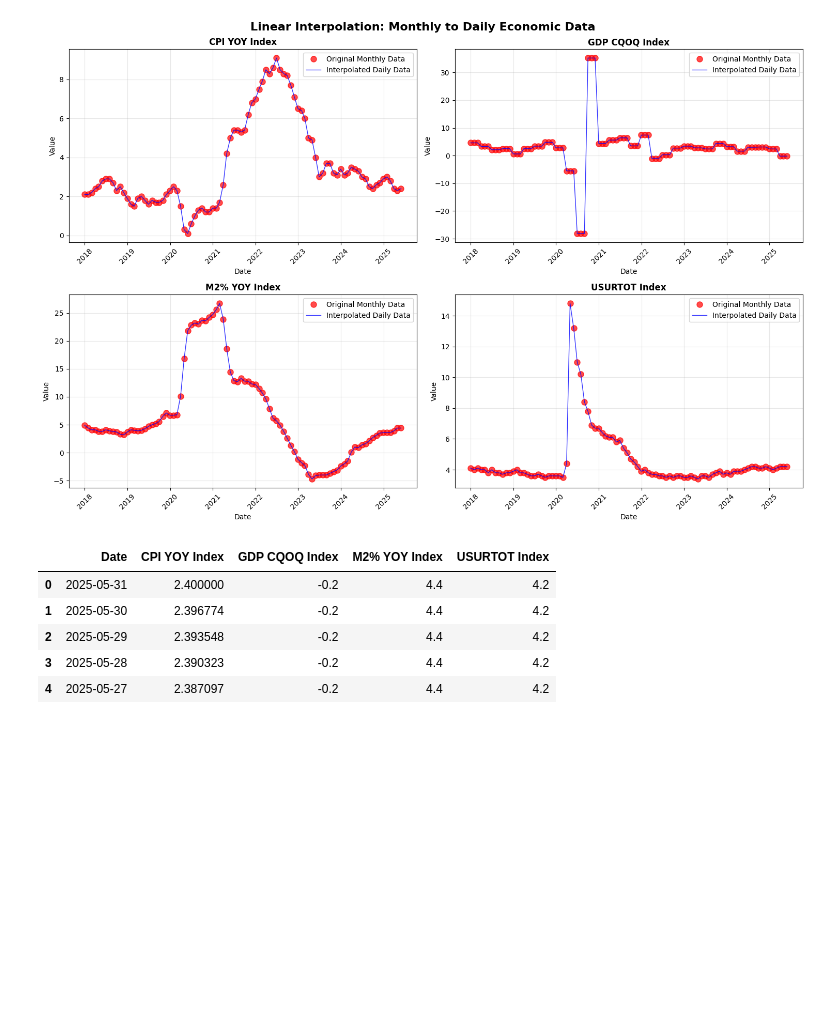
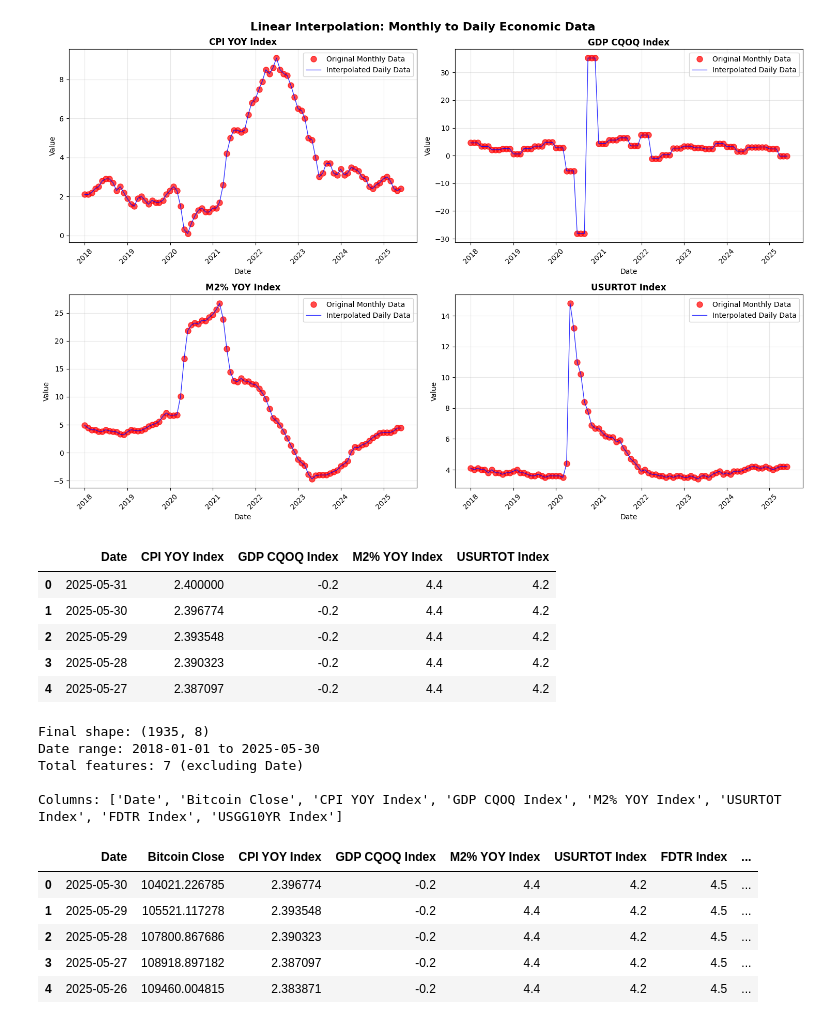
Before and after one commit to sbendre06/Supervised-Learning-BTC-Price-Direction, a Jupyter notebook: Pricing Models/feature-engineering.ipynb, the cells around one changed output. Saved outputs shown, nothing was run; the diff lists cells and outputs as text; code cells hidden in the pictures; blank space fills up the shorter version.

```diff
--- a/Pricing Models/feature-engineering.ipynb
+++ b/Pricing Models/feature-engineering.ipynb
@@ -160,3 +162,38 @@ economic_daily.head()
 | 2 | 2025-05-29 | 2.393548 | -0.2 | 4.4 | 4.2 |
 | 3 | 2025-05-28 | 2.390323 | -0.2 | 4.4 | 4.2 |
 | 4 | 2025-05-27 | 2.387097 | -0.2 | 4.4 | 4.2 |
+# %%
+economic_daily = economic_daily.reset_index(drop=True)
+economic_daily_df = pd.read_csv('economic-daily.csv')
+economic_more_df = pd.read_csv('economic-more.csv')
+
+economic_daily_df['Date'] = pd.to_datetime(economic_daily_df['Date']).dt.date
+economic_more_df['Date'] = pd.to_datetime(economic_more_df.iloc[:, 0]).dt.date
+
+economic_more_clean = economic_more_df.drop(columns=[economic_more_df.columns[0]])
+economic_more_clean['Date'] = economic_more_df['Date']
+
+bitcoin_economic_df = bitcoin_close.copy()
+bitcoin_economic_df = pd.merge(bitcoin_economic_df, economic_daily_df, on='Date', how='inner')
+bitcoin_economic_df = pd.merge(bitcoin_economic_df, economic_more_clean, on='Date', how='inner')
+bitcoin_economic_df = bitcoin_economic_df.dropna()
+bitcoin_economic_df = bitcoin_economic_df.rename(columns={'Close': 'Bitcoin Close'})
+
+print(f"Final shape: {bitcoin_economic_df.shape}")
+print(f"Date range: {bitcoin_economic_df['Date'].min()} to {bitcoin_economic_df['Date'].max()}")
+print(f"Total features: {bitcoin_economic_df.shape[1] - 1} (excluding Date)")
+print(f"\nColumns: {list(bitcoin_economic_df.columns)}")
+
+bitcoin_economic_df.head()
+# %% [output]
+Final shape: (1935, 8)
+Date range: 2018-01-01 to 2025-05-30
+Total features: 7 (excluding Date)
+
+Columns: ['Date', 'Bitcoin Close', 'CPI YOY Index', 'GDP CQOQ Index', 'M2% YOY Index', 'USURTOT Index', 'FDTR Index', 'USGG10YR Index']
+|  | Date | Bitcoin Close | CPI YOY Index | GDP CQOQ Index | M2% YOY Index | USURTOT Index | FDTR Index | ... |
+| 0 | 2025-05-30 | 104021.226785 | 2.396774 | -0.2 | 4.4 | 4.2 | 4.5 | ... |
+| 1 | 2025-05-29 | 105521.117278 | 2.393548 | -0.2 | 4.4 | 4.2 | 4.5 | ... |
+| 2 | 2025-05-28 | 107800.867686 | 2.390323 | -0.2 | 4.4 | 4.2 | 4.5 | ... |
+| 3 | 2025-05-27 | 108918.897182 | 2.387097 | -0.2 | 4.4 | 4.2 | 4.5 | ... |
+| 4 | 2025-05-26 | 109460.004815 | 2.383871 | -0.2 | 4.4 | 4.2 | 4.5 | ... |
```
Also changed, not shown: parts of 2 cells of this notebook.
